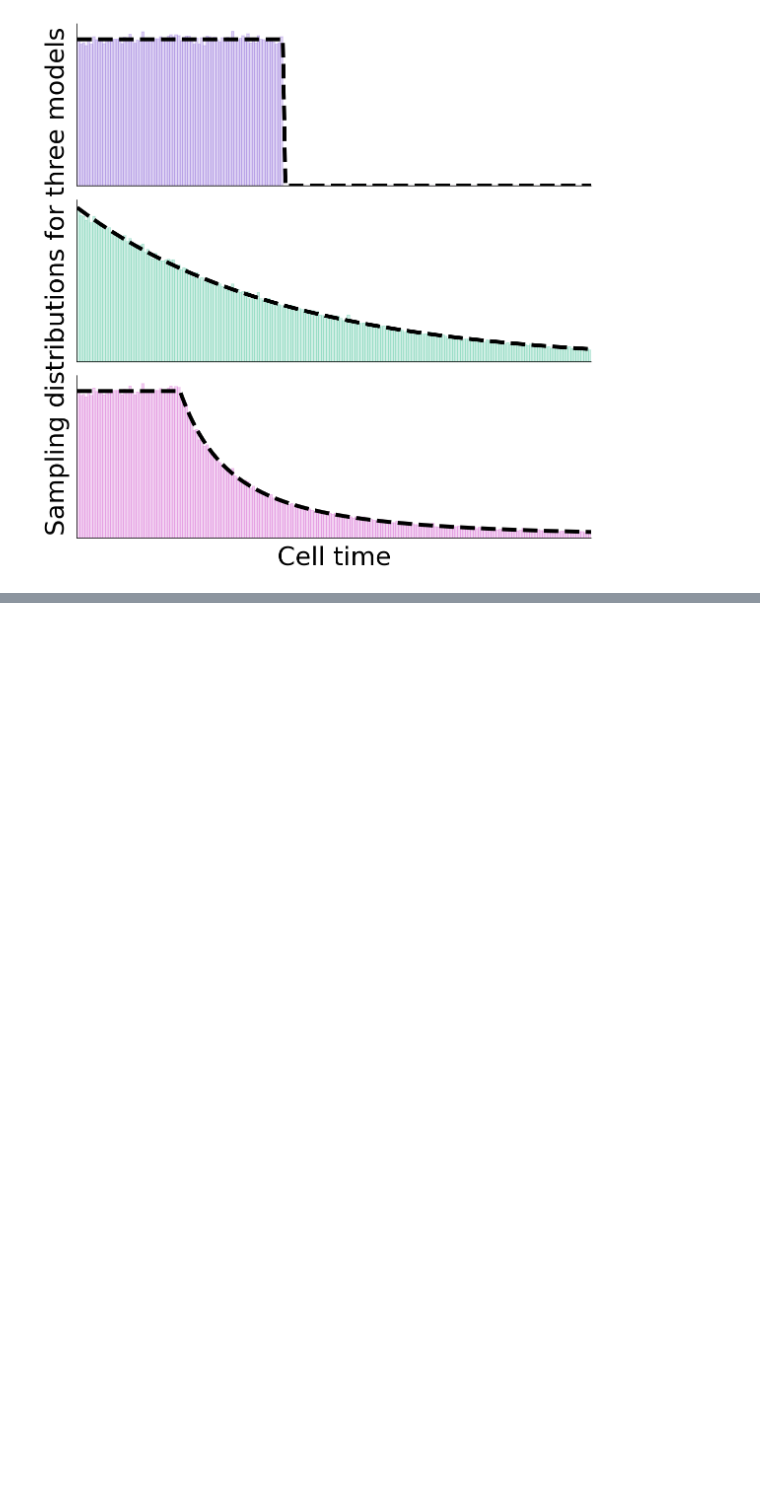
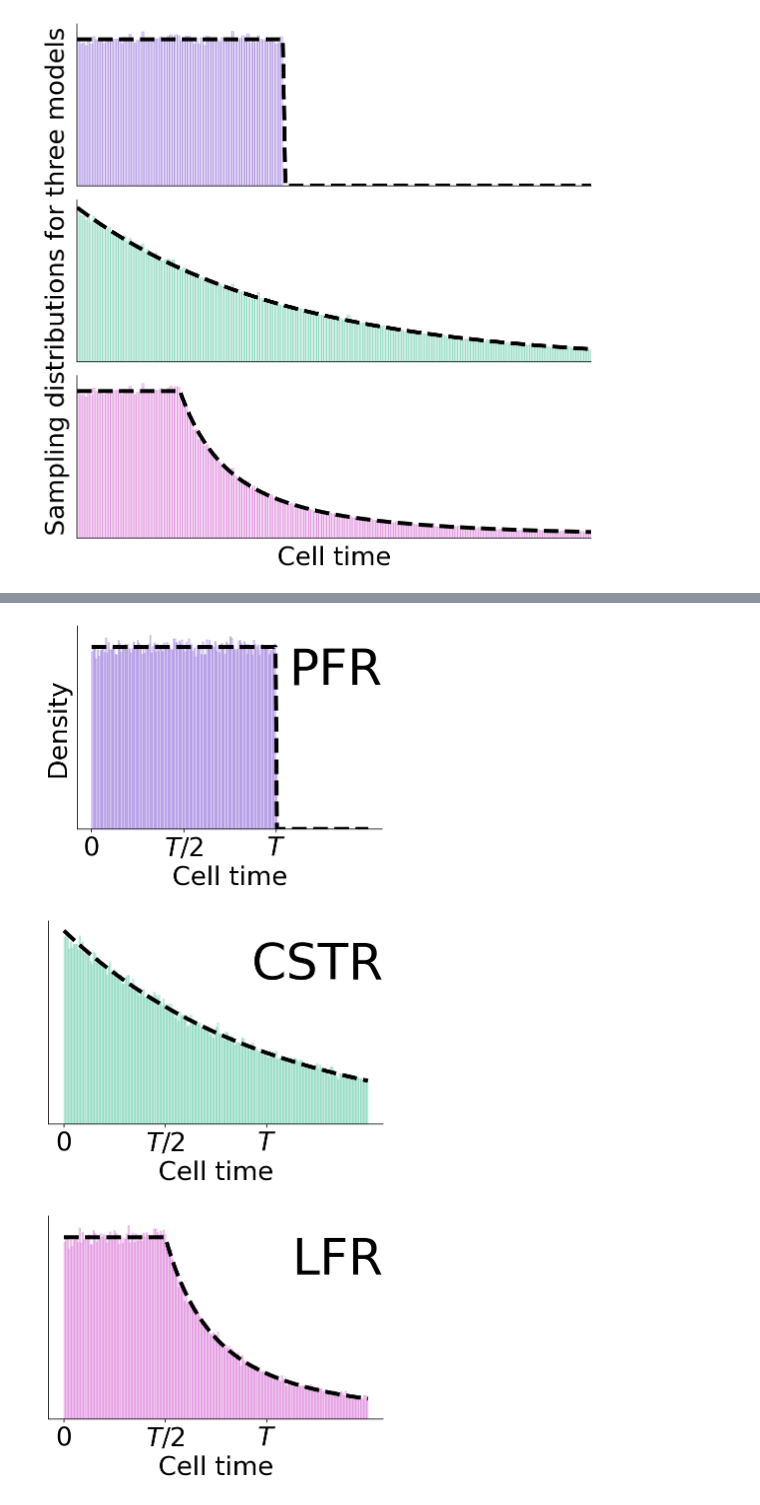
Before and after one commit to pachterlab/GVP_2023, a Jupyter notebook: gg230227_cartoons.ipynb, the cells around one changed output, grey strips where cells are left out. Drawn from its saved outputs; the diff is of its cells as text; code cells hidden in the pictures; blank space fills up the shorter version.

```diff
--- a/gg230227_cartoons.ipynb
+++ b/gg230227_cartoons.ipynb
@@ -497,0 +428,72 @@ plt.savefig('figs/fig4a_cstr_iad.pdf')
+# %%
+dims = (5,4)
+fs = 26
+t_ = np.linspace(0,3,201)
+bins = t_
+#############
+fig1,ax1 = plt.subplots(1,1,figsize=dims)
+pfr_iad = pfr_pdf(t_,T)
+ax1.plot(t_,pfr_iad,'k--',linewidth=lw)
+hist,_ = np.histogram(extant_pfr_ages,bins,density=True)
+hist *= pfr_cdf(np.asarray(t_[-1],dtype=float),T)
+ax1.bar(bins[:-1],hist,np.diff(bins),facecolor=model_colors[0],alpha=0.3,edgecolor=model_colors[0],align='edge')
+# _=ax1[0].hist(extant_pfr_ages,bins,density=True,facecolor=model_colors[1],alpha=0.3,edgecolor=model_colors[1])
+ax1.set_yticks([])
+ax1.set_xticks([0,T/2,T],['0',r'$T/2$',r'$T$'],fontsize=fs)
+
+ax1.set_xlabel('Cell time',fontsize=fs)
+ax1.set_ylabel('Density',fontsize=fs)
+ax1.spines[['right', 'top']].set_visible(False)
+ax1.spines[['right', 'top']].set_visible(False)
+ax1.text(1,0.9,r'PFR',transform=ax1.transAxes,\
+         fontsize=50,horizontalalignment='right',\
+         verticalalignment='top')
+fig1.tight_layout()
+plt.savefig('figs/fig4a_pfr_iad.png',dpi=450)
+plt.savefig('figs/fig4a_pfr_iad.pdf')
+
+# # #############
+fig1,ax1 = plt.subplots(1,1,figsize=dims)
+cstr_iad = cstr_pdf(t_,T)
+ax1.plot(t_,cstr_iad,'k--',linewidth=lw)
+hist,_ = np.histogram(extant_cstr_ages,bins,density=True)
+hist *= cstr_cdf(np.asarray(t_[-1],dtype=float),T)
+ax1.bar(bins[:-1],hist,np.diff(bins),facecolor=model_colors[1],alpha=0.3,edgecolor=model_colors[1],align='edge')
+ax1.set_yticks([])
+ax1.set_xticks([0,T/2,T],['0',r'$T/2$',r'$T$'],fontsize=fs)
+ax1.set_xlabel('Cell time',fontsize=fs)
+# ax1.set_ylabel('Density',fontsize=fs)
+ax1.spines[['right', 'top']].set_visible(False)
+ax1.spines[['right', 'top']].set_visible(False)
+ax1.text(1,0.9,r'CSTR',transform=ax1.transAxes,\
+         fontsize=50,horizontalalignment='right',\
+         verticalalignment='top')
+fig1.tight_layout()
+plt.savefig('figs/fig4a_cstr_iad.png',dpi=450)
+plt.savefig('figs/fig4a_cstr_iad.pdf')
+
+
+# # # ##############
+fig1,ax1 = plt.subplots(1,1,figsize=dims)
+lfr_iad = lfr_pdf(t_,T)
+ax1.plot(t_,lfr_iad,'k--',linewidth=lw)
+
+hist,_ = np.histogram(extant_lfr_ages,bins,density=True)
+hist *= lfr_cdf(np.asarray(t_[-1],dtype=float),T)
+ax1.bar(bins[:-1],hist,np.diff(bins),facecolor=model_colors[2],alpha=0.3,edgecolor=model_colors[2],align='edge')
+ax1.set_yticks([])
+ax1.set_xticks([0,T/2,T],['0',r'$T/2$',r'$T$'],fontsize=fs)
+ax1.set_xlabel('Cell time',fontsize=fs)
+# ax1.set_ylabel('Density',fontsize=fs)
+ax1.spines[['right', 'top']].set_visible(False)
+ax1.spines[['right', 'top']].set_visible(False)
+ax1.text(1,0.9,r'LFR',transform=ax1.transAxes,\
+         fontsize=50,horizontalalignment='right',\
+         verticalalignment='top')
+fig1.tight_layout()
+plt.savefig('figs/fig4a_lfr_iad.png',dpi=450)
+plt.savefig('figs/fig4a_lfr_iad.pdf')
+# %% [output]
+[figure, added]
+[figure, added]
+[figure, added]
```
Also changed, not shown: parts of 5 cells of this notebook.
